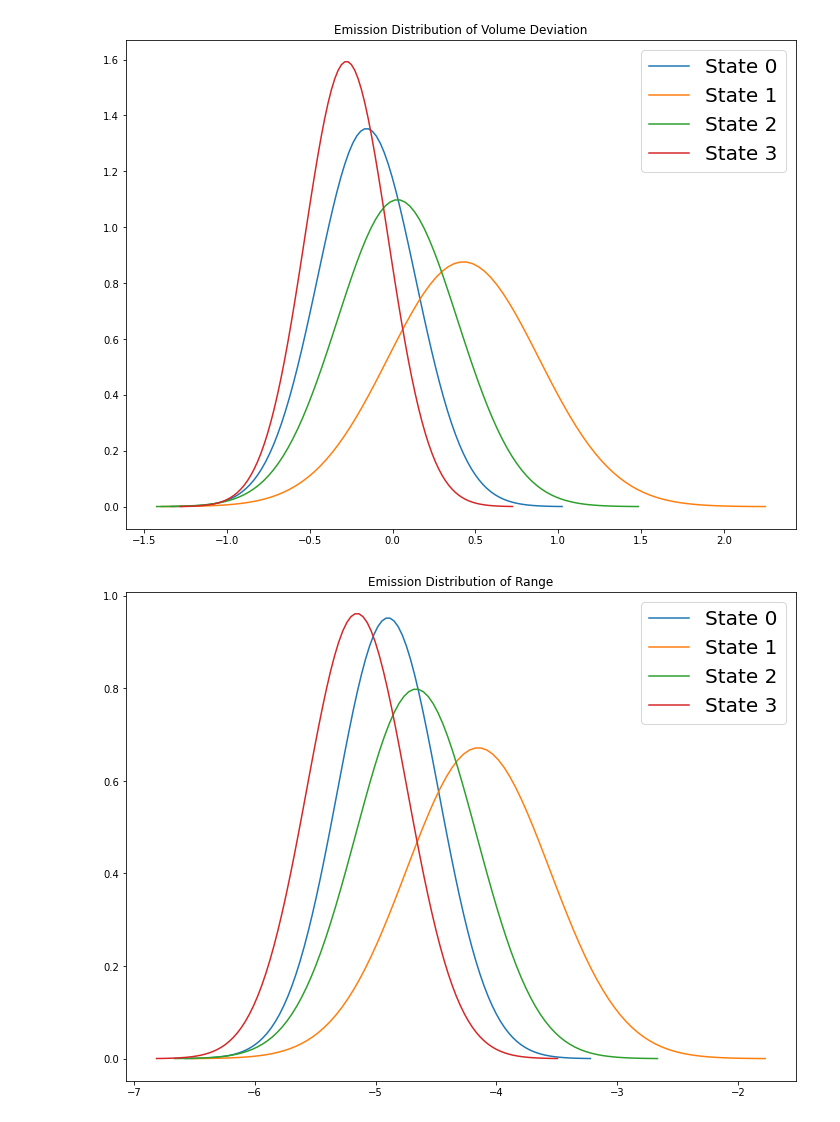
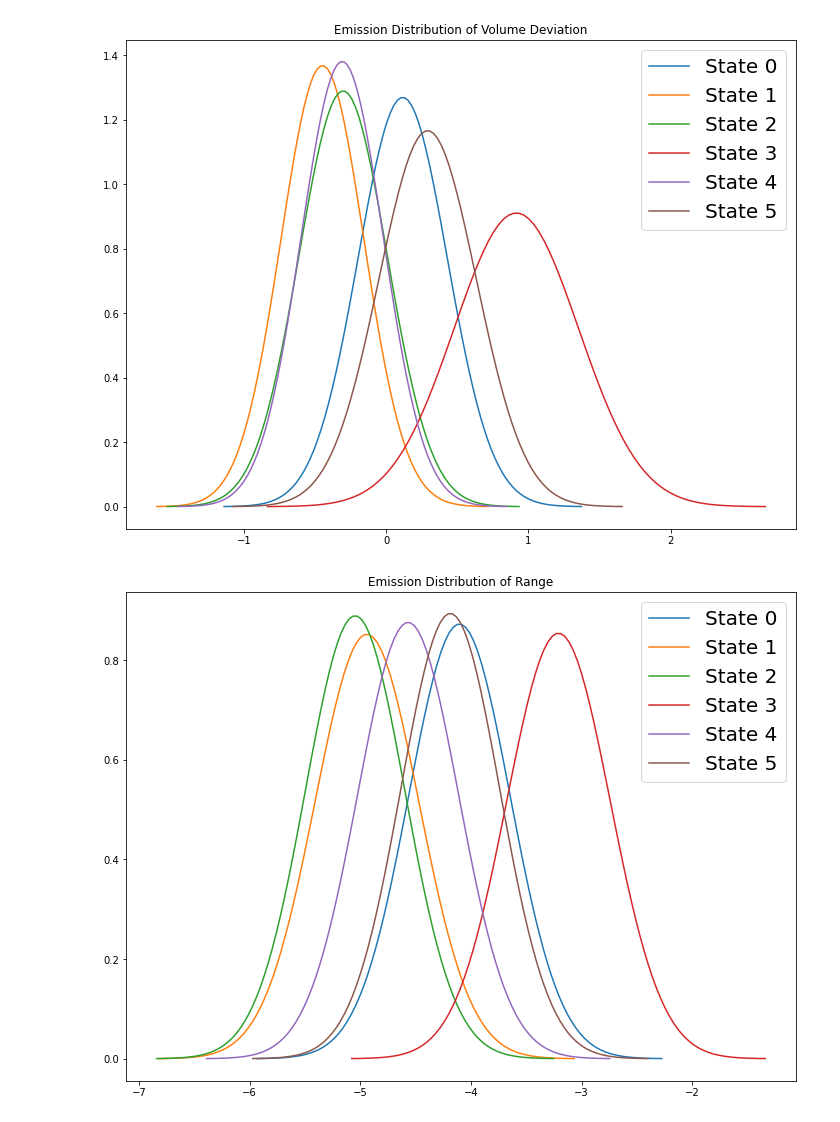
Before and after one commit to leemjin/551_final_project, a Jupyter notebook: analysis/HMM.ipynb, the cells around one changed output. Drawn from its saved outputs; the diff is of its cells as text; code cells hidden in the pictures.

Commit message:
Updating HMM with cross validation

```diff
--- a/analysis/HMM.ipynb
+++ b/analysis/HMM.ipynb
@@ -10,7 +10,7 @@ from hmmlearn import hmm
 plt.rcParams["figure.figsize"] = (12, 9)
 # %%
 # load in data, convert Date to datetime type
-spy = pd.read_csv("../Data/spy_processed.csv")
+spy = pd.read_csv("spy_processed.csv")
 spy["Date"] = pd.to_datetime(spy["Date"])
 # %%
 # log transform some columns
@@ -23,7 +23,7 @@ X = spy[["Date","Adj Close","ret","volume_dev","range","var"]]
 # %%
 # create HMM
 class HMM:
-    def __init__(self,n_comp):
+    def __init__(self, n_comp):
         self.hmm = hmm.GaussianHMM(n_components=n_comp, covariance_type="full",n_iter=1000)
         self.n_comp = n_comp
         self.feature_names = ["ret","volume_dev","range","var"]
@@ -35,7 +35,8 @@ class HMM:
         self.states = 0
 
     # fit the HMM to a range of indices (start, end)
-    def fit_range(self, start, end):
+    def fit_range(self, start, end, seed):
+        np.random.seed(seed)
         self.hmm = hmm.GaussianHMM(n_components=self.n_comp, covariance_type="full",n_iter=1000)
         self.start = start
         self.end = end
@@ -66,8 +67,8 @@ class HMM:
         for i in range(len(self.feature_names)):
             plt.figure(i)
             for j in range(self.n_comp):
-                mu = t.hmm.means_[j,i]
-                sigma = np.sqrt(t.hmm._covars_[j,i,i])
+                mu = self.hmm.means_[j,i]
+                sigma = np.sqrt(self.hmm._covars_[j,i,i])
                 x = np.linspace(mu-4*sigma, mu+4*sigma, 100)
                 plt.plot(x, scipy.stats.norm.pdf(x, mu, sigma), label="State {0}".format(j))
             plt.legend(fontsize=20)
@@ -90,16 +91,16 @@ class HMM:
     # then, predicts the stock price the following day
     # returns a data frame of predicted and actual stock prices, also calculates MSE
     # also comes with plot option
-    def predict_next_n_days(self, n, begin_ind, lag, show_plot=False):
+    def predict_next_n_days(self, n, begin_ind, lag, seed, show_plot=False):
         ret = []
         for i in range(n):
-            self.fit_range(begin_ind-lag+i, begin_ind+i)
+            self.fit_range(begin_ind-lag+i, begin_ind+i, seed=seed)
             pred = self.predict_next_close()
             actual = self.adj_close[self.end]
             ret.append({"pred":pred[0],"left_ci":pred[1],"right_ci":pred[2],"actual":actual})
         ret = pd.DataFrame(ret)
 
-        mse = np.sum(np.square(ret["pred"] - ret["actual"]))
+        mse = np.sum(np.square(ret["pred"] - ret["actual"])).mean()
 
         if show_plot:
             plt.plot(self.dates[begin_ind:begin_ind+n], ret["pred"],"o-", markersize=3, label="predicted")
@@ -108,4 +109,21 @@ class HMM:
             plt.ylabel("Adjusted Close")
             plt.legend(loc="lower right", fontsize=20)
 
-        return mse,ret
+        return mse, ret
+
+    # Define function for cross validation in selecting the number of hidden states and the number of lag days
+    def cross_validate_HMM(self, num_states, n, lag, val_start, seed):
+        ret = []
+        for s in range(len(num_states)):
+            for l in range(len(lag)):
+                # Train HMM model with n_comp hidden states on training data
+                self.n_comp = num_states[s]
+                val_preds = self.predict_next_n_days(n=n, begin_ind=val_start, lag=lag[l], seed=seed,
+                                                 show_plot=False)
+                ret.append({"num_hidden_states": num_states[s], "lag": lag[l], "MSE": val_preds[0]})
+                print("num_hidden_states: ", num_states[s])
+                print("lag: ", lag[l])
+                print("MSE: ", val_preds[0])
+        ret = pd. DataFrame(ret)
+
+        return ret
@@ -114,0 +163,5 @@ t.fit_range(5000,5500)
+# %%
+# Train model selected by CV and make predictions on test data
+hmm_final_mod = HMM(n_comp=6)
+hmm_final_mod.fit_range(6500,7090, seed=551)
+res = hmm_final_mod.predict_next_n_days(n=590, begin_ind=6500, lag=700, seed=551, show_plot=True)
@@ -115,3 +181,3 @@ t.fit_range(5000,5500)
 # %%
-t.plot_comp_estimates()
+hmm_final_mod.plot_comp_estimates()
 # %% [output]
@@ -119,2 +185,2 @@ t.plot_comp_estimates()
-[figure, old version]
+[figure, new version]
-[figure, old version]
+[figure, new version]
```
Also changed, not shown: parts of 12 cells of this notebook.
